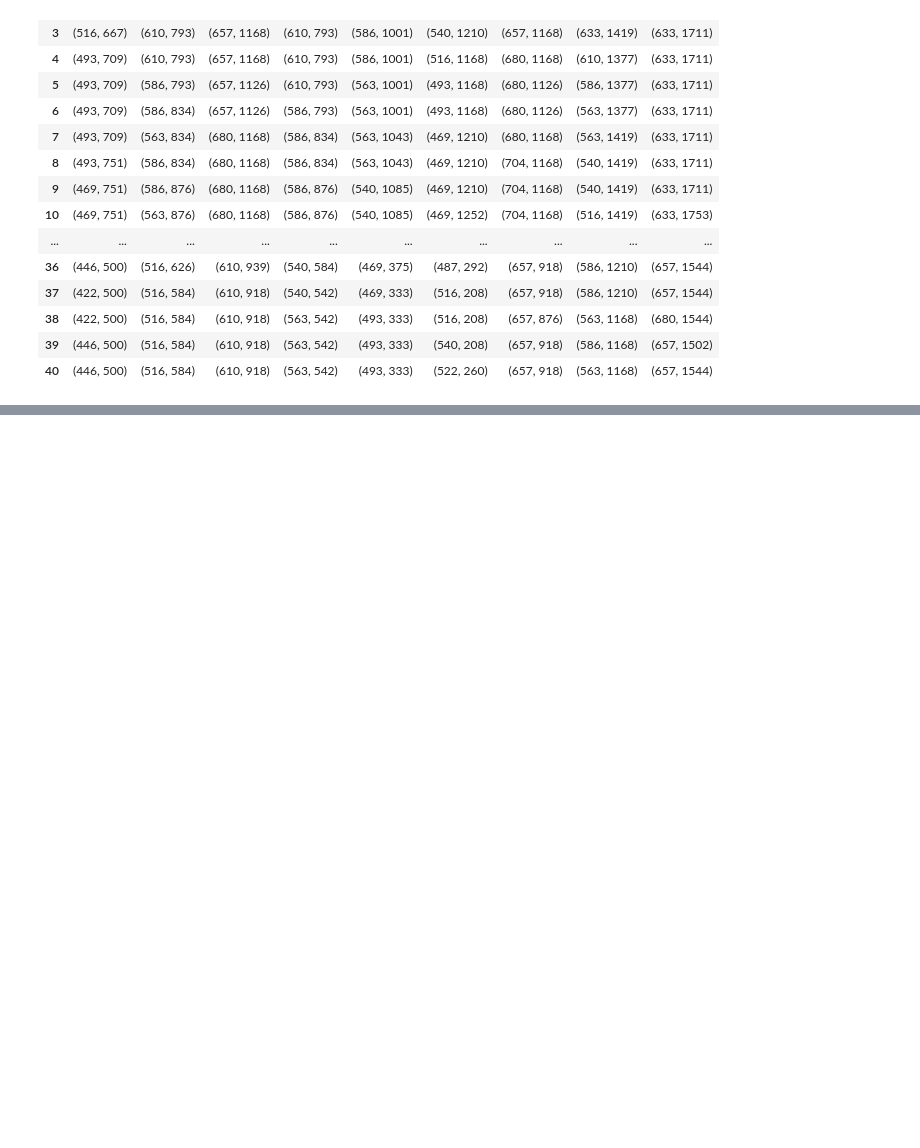
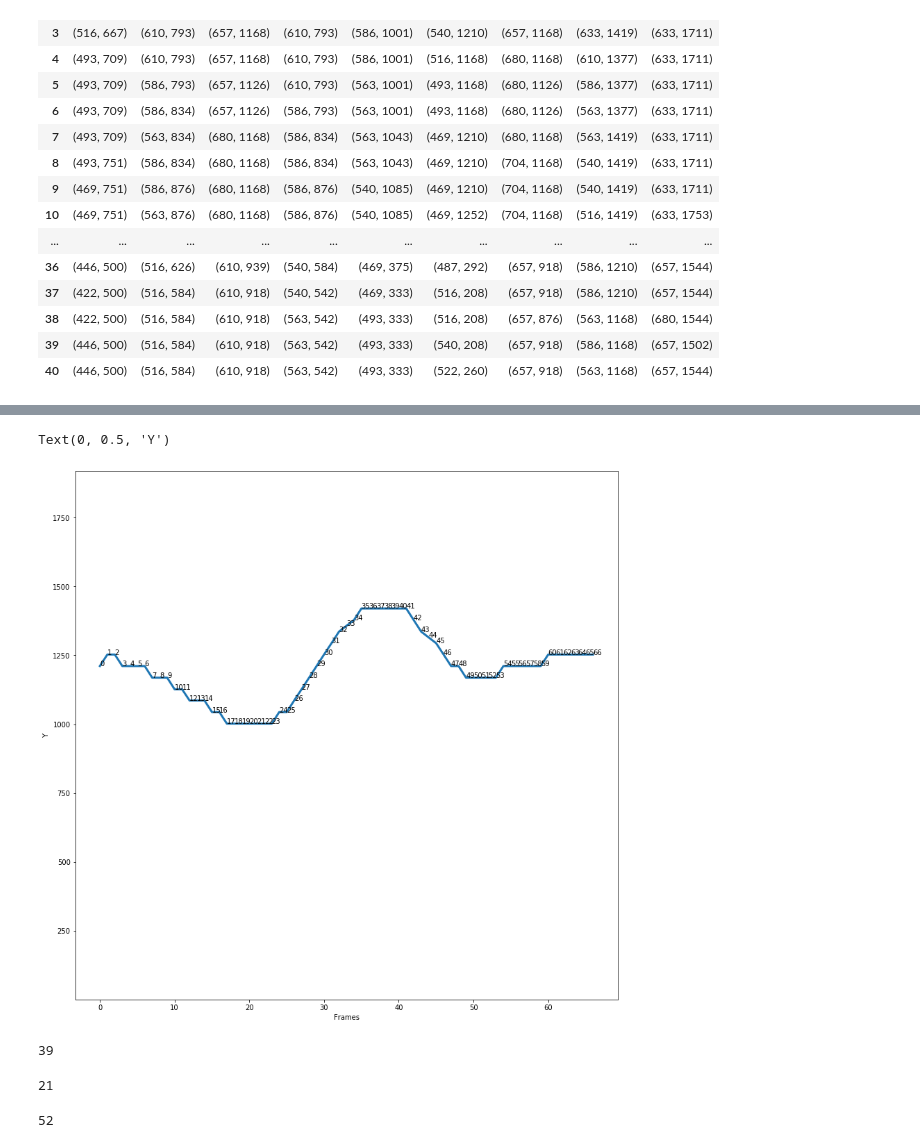
Before and after one commit to 2gauravc/w_yrs_poc1, a Jupyter notebook: code/trial_1_videos.ipynb, the cells around one changed output, grey strips where cells are left out. Drawn from its saved outputs; the diff is of its cells as text; code cells hidden in the pictures; blank space fills up the shorter version.

```diff
--- a/code/trial_1_videos.ipynb
+++ b/code/trial_1_videos.ipynb
@@ -767,0 +872,16 @@ Wall time: 6.45 s
+# %%
+plt.figure(figsize=(14,14))
+
+plt.plot(range(frame_counter-1), df_y, linewidth=3)
+# plt.xlim([1, 1080])
+plt.ylim([1, 1920])
+
+for i in range(len(df_imputed)):
+    if df_x[i]!=None:
+        plt.text(x=i, y=df_y[i], s=str(i))
+
+plt.xlabel("Frames")
+plt.ylabel("Y")
+# %% [output]
+Text(0, 0.5, 'Y')
+[figure, added]
@@ -767,0 +898,5 @@ Wall time: 6.45 s
+# %%
+jump_peak_frame = int(np.median(jump_peak_indexes))
+jump_peak_frame
+# %% [output]
+39
@@ -767,0 +909,5 @@ Wall time: 6.45 s
+# %%
+jump_squat_frame = int(np.median(jump_squat_indexes))
+jump_squat_frame
+# %% [output]
+21
@@ -767,0 +920,5 @@ Wall time: 6.45 s
+# %%
+jump_land_frame = int(np.median(jump_land_indexes))
+jump_land_frame
+# %% [output]
+52
```
Also changed, not shown: parts of 22 cells of this notebook.
